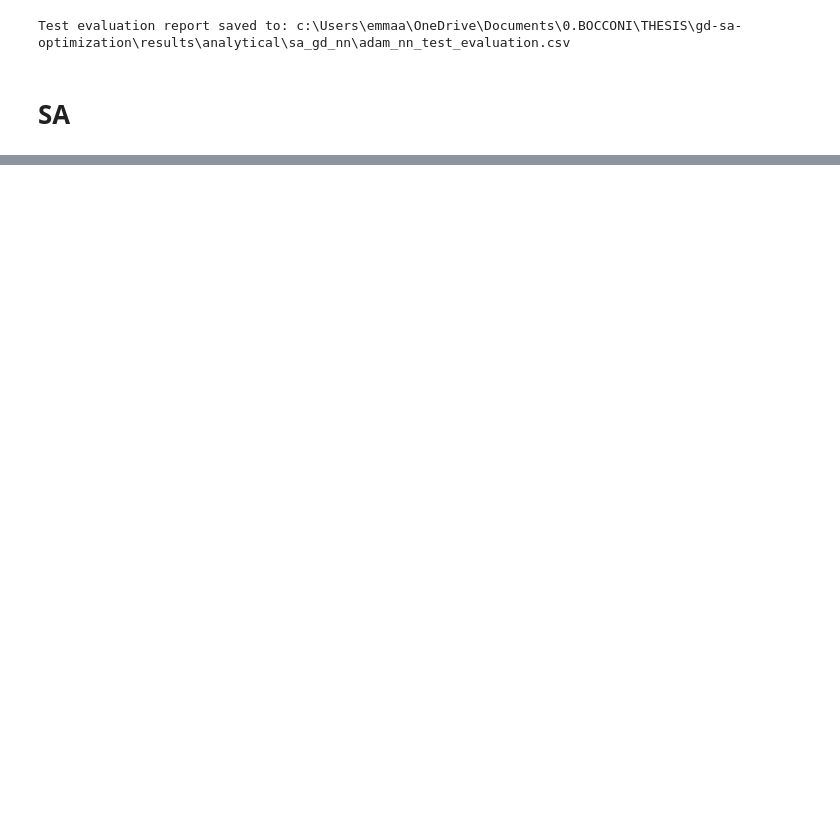
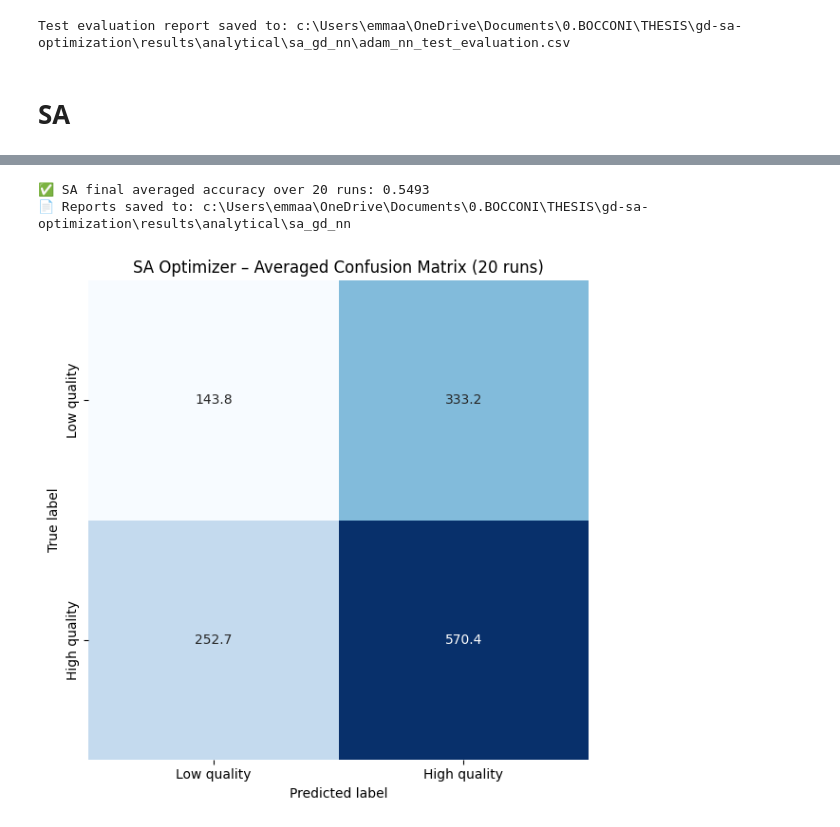
Before and after one commit to nutemmax/gd-sa-optimization, a Jupyter notebook: notebooks/nn_experiments.ipynb, the cells around one changed output, grey strips where cells are left out. Saved outputs shown, nothing was run; the diff lists cells and outputs as text; code cells hidden in the pictures; blank space fills up the shorter version.

```diff
--- a/notebooks/nn_experiments.ipynb
+++ b/notebooks/nn_experiments.ipynb
@@ -474,0 +458,10 @@ weighted avg     0.4887    0.6085    0.4983      1300
+# %%
+# === Load best SA hyperparameters from grid search results ===
+grid_results_path = os.path.join(gridsearch_path, "gridsearch_sa_nn.csv")
+df_grid_sa = pd.read_csv(grid_results_path)
+
+best_row_sa = df_grid_sa.loc[df_grid_sa["val_accuracy"].idxmax()]
+best_T0 = best_row_sa["T0"]
+best_step = best_row_sa["step_size"]
+best_alpha = best_row_sa["alpha"]
+print(f"Best SA hyperparameters found: T0 = {best_T0}, step_size = {best_step}, alpha = {best_alpha}")
@@ -474,0 +544,34 @@ weighted avg     0.4887    0.6085    0.4983      1300
+# %%
+# === Average confusion matrix ===
+avg_cm = np.mean(conf_matrices, axis=0)
+plt.figure(figsize=(6, 6))
+sns.heatmap(avg_cm, annot=True, fmt=".1f", cmap="Blues", cbar=False,
+            xticklabels=["Low quality", "High quality"],
+            yticklabels=["Low quality", "High quality"])
+plt.title("SA Optimizer – Averaged Confusion Matrix (20 runs)")
+plt.xlabel("Predicted label")
+plt.ylabel("True label")
+plt.tight_layout()
+pd.DataFrame(avg_cm).to_csv(os.path.join(final_results_path, "sa_nn_avg_confusion_matrix.csv"), index=False)
+
+# === Average classification report ===
+avg_report = {}
+for key in sa_reports[0].keys():
+    if isinstance(sa_reports[0][key], dict):
+        avg_report[key] = {
+            metric: np.mean([rep[key][metric] for rep in sa_reports])
+            for metric in sa_reports[0][key]
+        }
+    else:
+        avg_report[key] = np.mean([rep[key] for rep in sa_reports])
+
+df_avg_report = pd.DataFrame(avg_report).T
+df_avg_report["test_accuracy"] = np.mean(sa_accuracies)
+df_avg_report.to_csv(os.path.join(final_results_path, "sa_nn_avg_classification_report.csv"))
+
+print(f"\n✅ SA final averaged accuracy over 20 runs: {np.mean(sa_accuracies):.4f}")
+print("📄 Reports saved to:", final_results_path)
+# %% [output]
+✅ SA final averaged accuracy over 20 runs: 0.5493
+📄 Reports saved to: c:\Users\emmaa\OneDrive\Documents\0.BOCCONI\THESIS\gd-sa-optimization\results\analytical\sa_gd_nn
+[figure, added]
```
Also changed, not shown: parts of 8 cells of this notebook, 45 other files.
